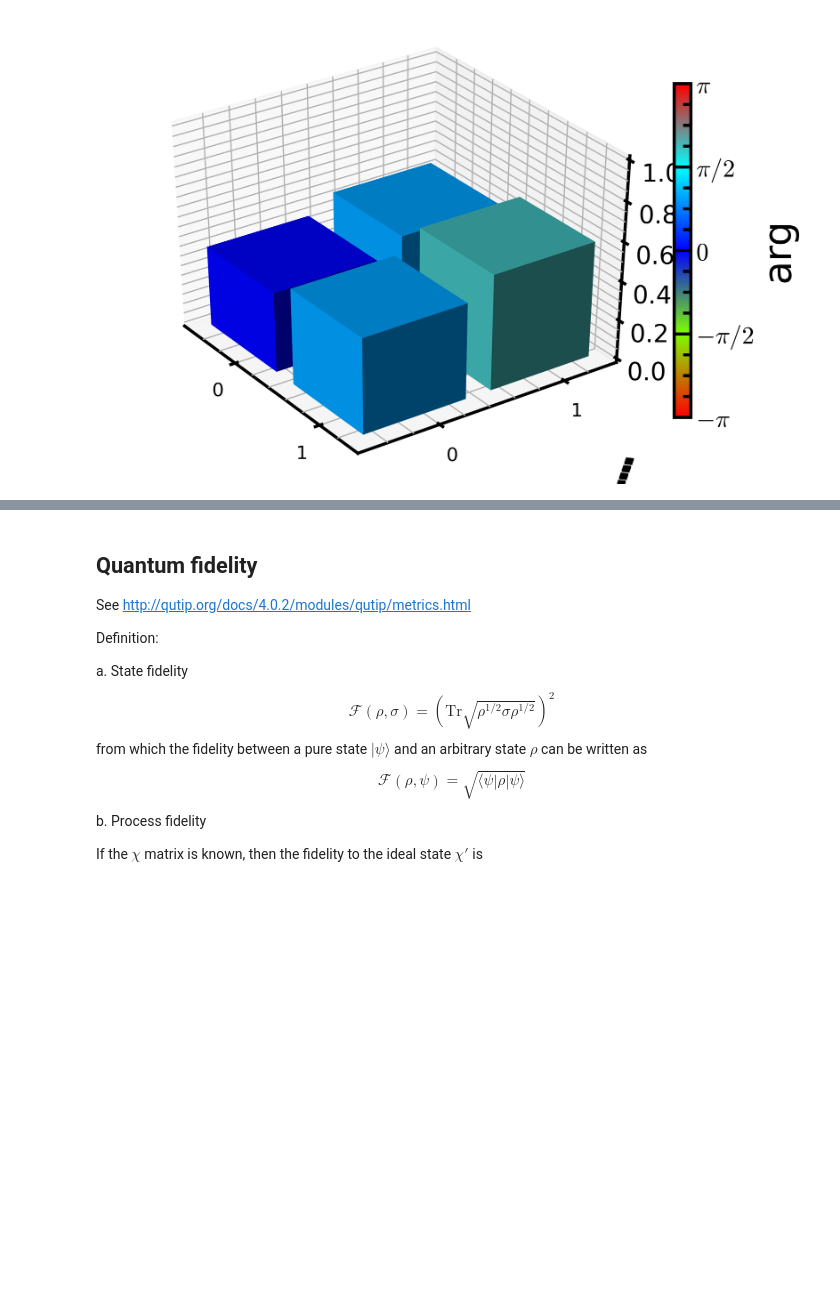
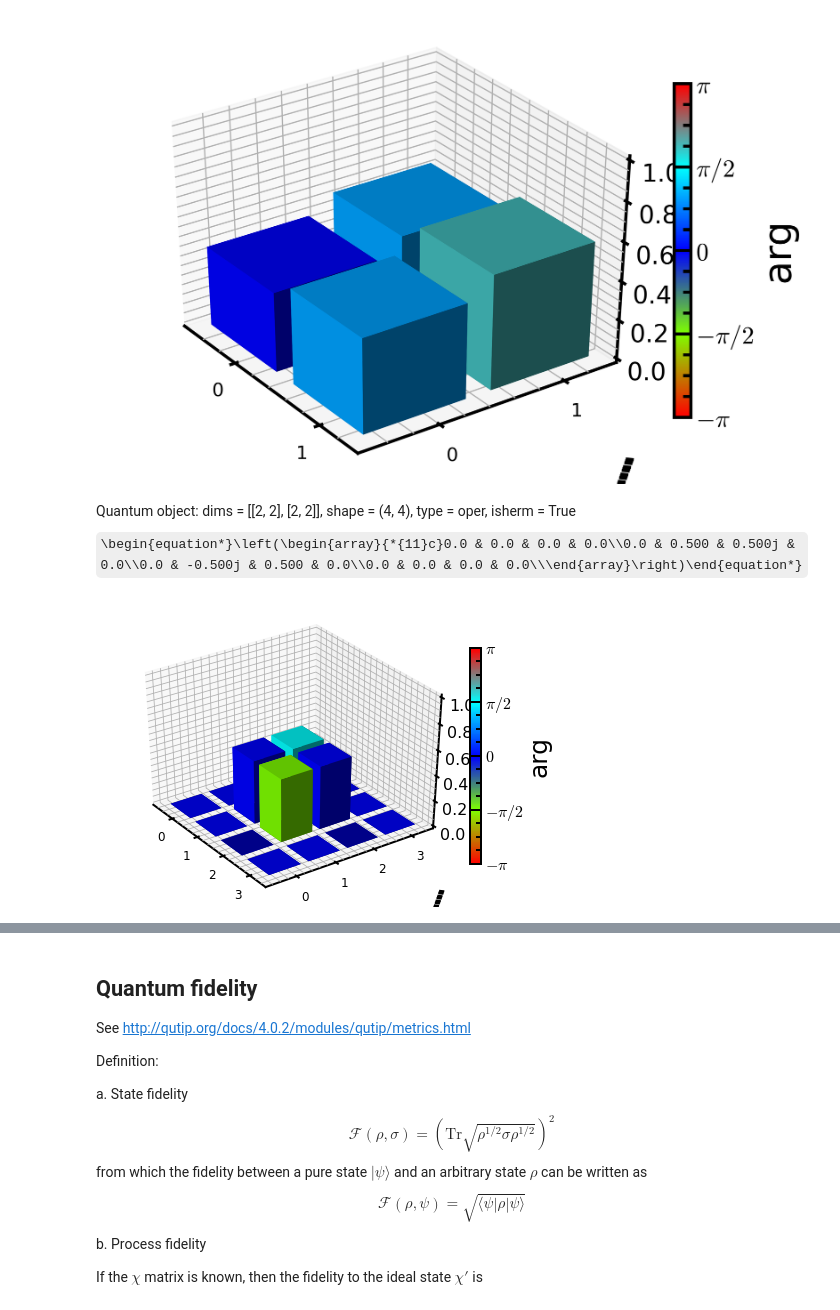
Before and after one commit to qnl/Fluxonium_berkeley, a Jupyter notebook: Notebooks/C. Metrology.ipynb, the cells around one changed output, grey strips where cells are left out. Cells and saved outputs as stored; diff of their text form; code cells hidden in the pictures; some formulas as TeX source; blank space fills up the shorter version.

```diff
--- a/Notebooks/C. Metrology.ipynb
+++ b/Notebooks/C. Metrology.ipynb
@@ -65,3 +65,15 @@ matrix_histogram_complex(rho)
 (<Figure size 2400x1600 with 2 Axes>,
  <mpl_toolkits.mplot3d.axes3d.Axes3D at 0x...>)
 [figure]
+# %%
+psi0 = basis(2,0)
+psi1 = basis(2,1)
+psi_sup = (psi0 - 1j*psi1)/np.sqrt(2)
+# psi_ini = tensor(basis(2,1),basis(2,0))
+psi_ini = tensor(psi1, psi0)
+psi_out = sqrtiswap()*tensor(rz(-2.88), rz(-0.5))*psi_ini
+matrix_histogram_complex(ket2dm(psi_out))
+ket2dm(psi_out)
+# %% [output]
+Quantum object: dims = [[2, 2], [2, 2]], shape = (4, 4), type = oper, isherm = True\begin{equation*}\left(\begin{array}{*{11}c}0.0 & 0.0 & 0.0 & 0.0\\0.0 & 0.500 & 0.500j & 0.0\\0.0 & -0.500j & 0.500 & 0.0\\0.0 & 0.0 & 0.0 & 0.0\\\end{array}\right)\end{equation*}
+[figure, added]
```
Also changed, not shown: parts of 4 cells of this notebook, 12 other files.
